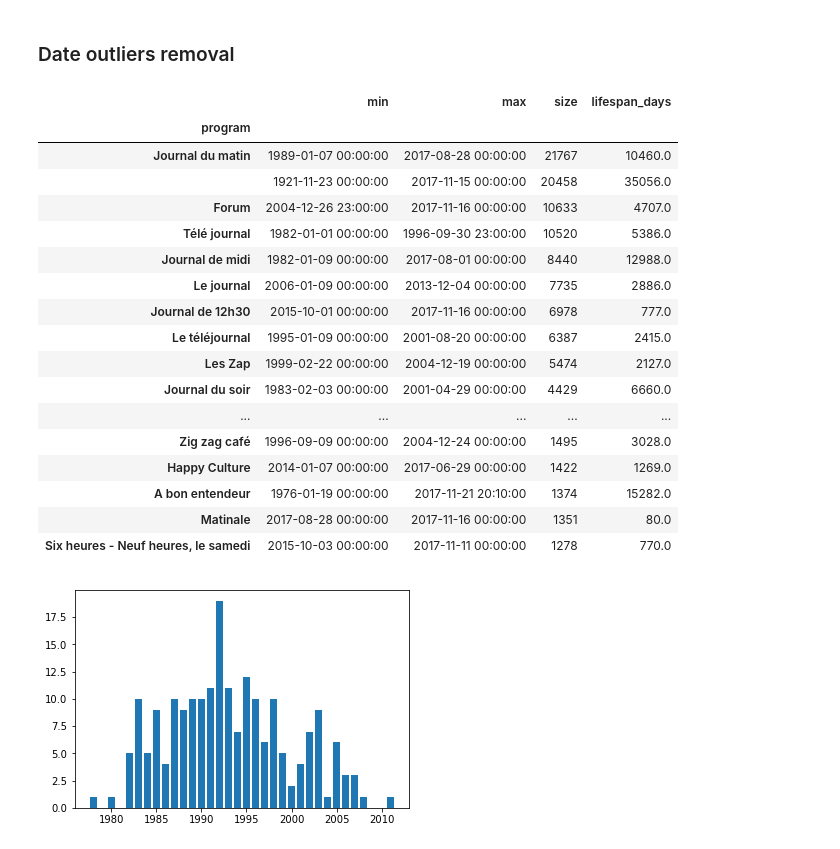
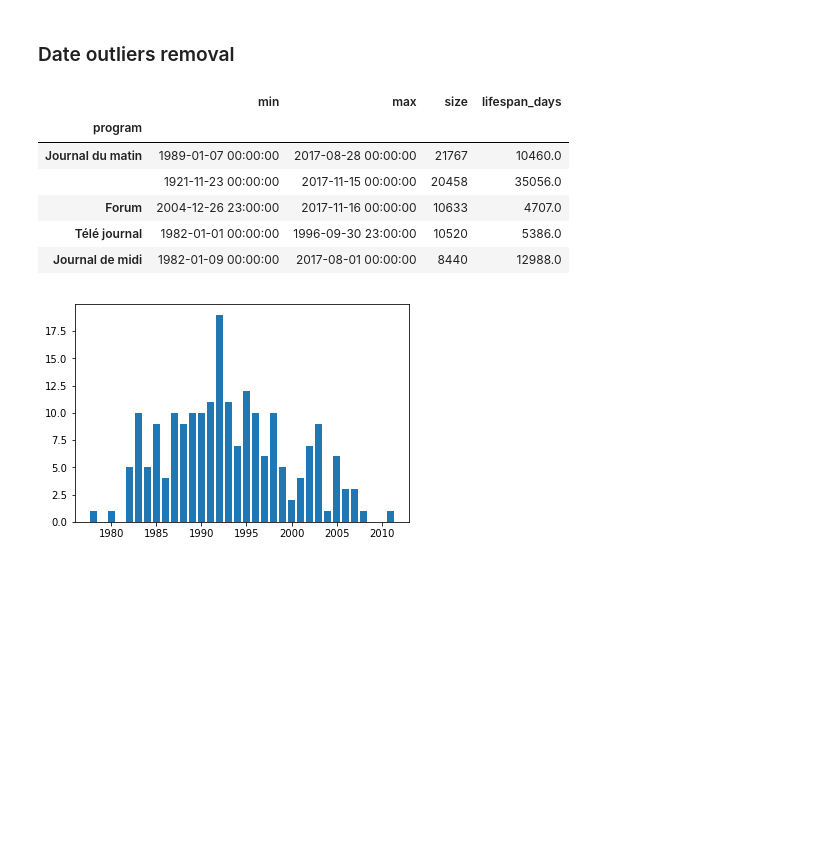
Before and after one commit to m-yaghini/ada17, a Jupyter notebook: project-master/code/data_exploration_LW.ipynb, the cells around one changed output. Drawn from its saved outputs; the diff is of its cells as text; code cells hidden in the pictures; blank space fills up the shorter version.

```diff
--- a/project-master/code/data_exploration_LW.ipynb
+++ b/project-master/code/data_exploration_LW.ipynb
@@ -120,26 +120,15 @@ def remove_date_outliers(df):
 # %%
 df_without_date_outliers = remove_date_outliers(df)
 get_program_lifespan(df_without_date_outliers).sort_values(
-    'size', ascending=False).head(35)
+    'size', ascending=False).head()
 # %% [output]
 |  | min | max | size | lifespan_days |
 | program |  |  |  |  |
 | Journal du matin | 1989-01-07 00:00:00 | 2017-08-28 00:00:00 | 21767 | 10460.0 |
 |  | 1921-11-23 00:00:00 | 2017-11-15 00:00:00 | 20458 | 35056.0 |
 | Forum | 2004-12-26 23:00:00 | 2017-11-16 00:00:00 | 10633 | 4707.0 |
 | Télé journal | 1982-01-01 00:00:00 | 1996-09-30 23:00:00 | 10520 | 5386.0 |
 | Journal de midi | 1982-01-09 00:00:00 | 2017-08-01 00:00:00 | 8440 | 12988.0 |
-| Le journal | 2006-01-09 00:00:00 | 2013-12-04 00:00:00 | 7735 | 2886.0 |
-| Journal de 12h30 | 2015-10-01 00:00:00 | 2017-11-16 00:00:00 | 6978 | 777.0 |
-| Le téléjournal | 1995-01-09 00:00:00 | 2001-08-20 00:00:00 | 6387 | 2415.0 |
-| Les Zap | 1999-02-22 00:00:00 | 2004-12-19 00:00:00 | 5474 | 2127.0 |
-| Journal du soir | 1983-02-03 00:00:00 | 2001-04-29 00:00:00 | 4429 | 6660.0 |
-| ... | ... | ... | ... | ... |
-| Zig zag café | 1996-09-09 00:00:00 | 2004-12-24 00:00:00 | 1495 | 3028.0 |
-| Happy Culture | 2014-01-07 00:00:00 | 2017-06-29 00:00:00 | 1422 | 1269.0 |
-| A bon entendeur | 1976-01-19 00:00:00 | 2017-11-21 20:10:00 | 1374 | 15282.0 |
-| Matinale | 2017-08-28 00:00:00 | 2017-11-16 00:00:00 | 1351 | 80.0 |
-| Six heures - Neuf heures, le samedi | 2015-10-03 00:00:00 | 2017-11-11 00:00:00 | 1278 | 770.0 |
 # %%
 plot_program_lifespan('TJ midi', df_without_date_outliers)
 # %% [output]
```
Also changed, not shown: parts of 43 cells of this notebook, 1 other file.
